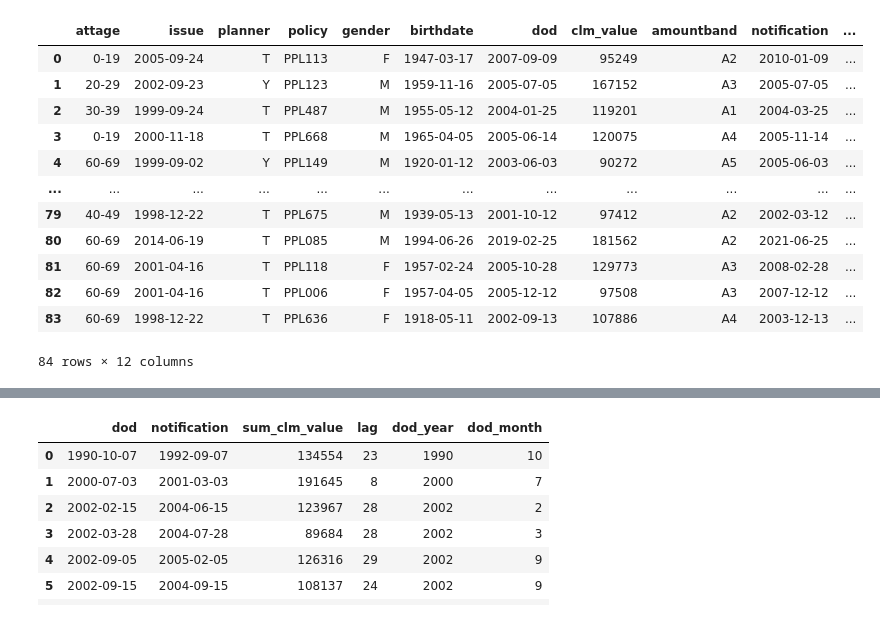
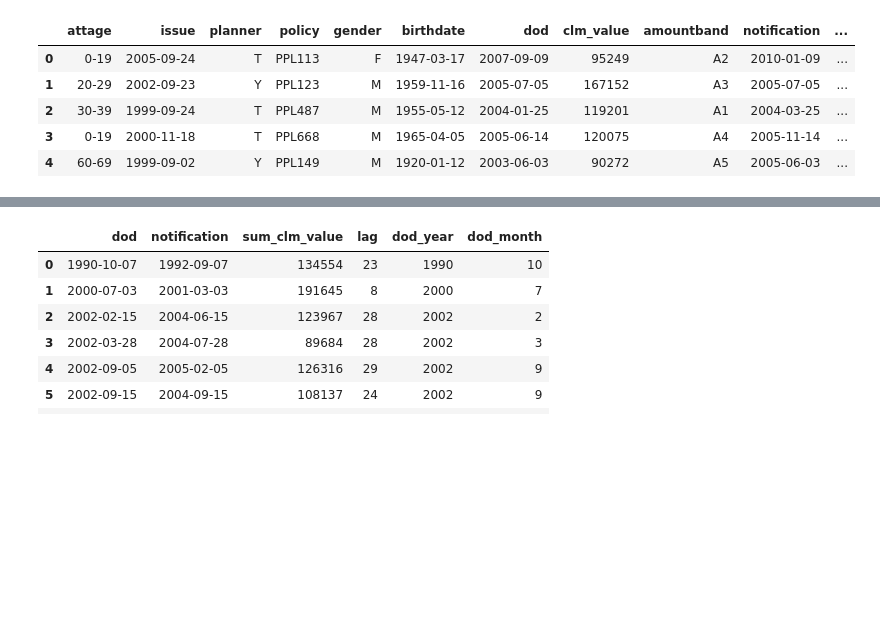
Before and after one commit to ananducherakkal/dataanalysis_4524, a Jupyter notebook: main.ipynb, the cells around one changed output, grey strips where cells are left out. Drawn from its saved outputs; the diff is of its cells as text; code cells hidden in the pictures; blank space fills up the shorter version.

```diff
--- a/main.ipynb
+++ b/main.ipynb
@@ -1,28 +4,23 @@
 # %%
-import pandas as pd
+FILE_NAME='sampledata_1.xlsx'
+SHEET_NAME='hardpaste'
 
-excel_file = pd.ExcelFile('sampledata_1.xlsx')
-df = excel_file.parse('hardpaste')
+
+excel_file = pd.ExcelFile(FILE_NAME)
+df = excel_file.parse(SHEET_NAME)
 
 required_columns = ['company', 'gender']
 if not all(col in df.columns for col in required_columns):
     print("The sheet must contain 'Company' and 'Gender' columns.")
     exit()
-df
+df.head(5)
 # %% [output]
 |  | attage | issue | planner | policy | gender | birthdate | dod | clm_value | amountband | notification | ... |
 | 0 | 0-19 | 2005-09-24 | T | PPL113 | F | 1947-03-17 | 2007-09-09 | 95249 | A2 | 2010-01-09 | ... |
 | 1 | 20-29 | 2002-09-23 | Y | PPL123 | M | 1959-11-16 | 2005-07-05 | 167152 | A3 | 2005-07-05 | ... |
 | 2 | 30-39 | 1999-09-24 | T | PPL487 | M | 1955-05-12 | 2004-01-25 | 119201 | A1 | 2004-03-25 | ... |
 | 3 | 0-19 | 2000-11-18 | T | PPL668 | M | 1965-04-05 | 2005-06-14 | 120075 | A4 | 2005-11-14 | ... |
 | 4 | 60-69 | 1999-09-02 | Y | PPL149 | M | 1920-01-12 | 2003-06-03 | 90272 | A5 | 2005-06-03 | ... |
-| ... | ... | ... | ... | ... | ... | ... | ... | ... | ... | ... | ... |
-| 79 | 40-49 | 1998-12-22 | T | PPL675 | M | 1939-05-13 | 2001-10-12 | 97412 | A2 | 2002-03-12 | ... |
-| 80 | 60-69 | 2014-06-19 | T | PPL085 | M | 1994-06-26 | 2019-02-25 | 181562 | A2 | 2021-06-25 | ... |
-| 81 | 60-69 | 2001-04-16 | T | PPL118 | F | 1957-02-24 | 2005-10-28 | 129773 | A3 | 2008-02-28 | ... |
-| 82 | 60-69 | 2001-04-16 | T | PPL006 | F | 1957-04-05 | 2005-12-12 | 97508 | A3 | 2007-12-12 | ... |
-| 83 | 60-69 | 1998-12-22 | T | PPL636 | F | 1918-05-11 | 2002-09-13 | 107886 | A4 | 2003-12-13 | ... |
-84 rows × 12 columns
 # %%
 # Get unique values
 companies = df['company'].dropna().unique()
```
Also changed, not shown: parts of 7 cells of this notebook, 1 other file.
